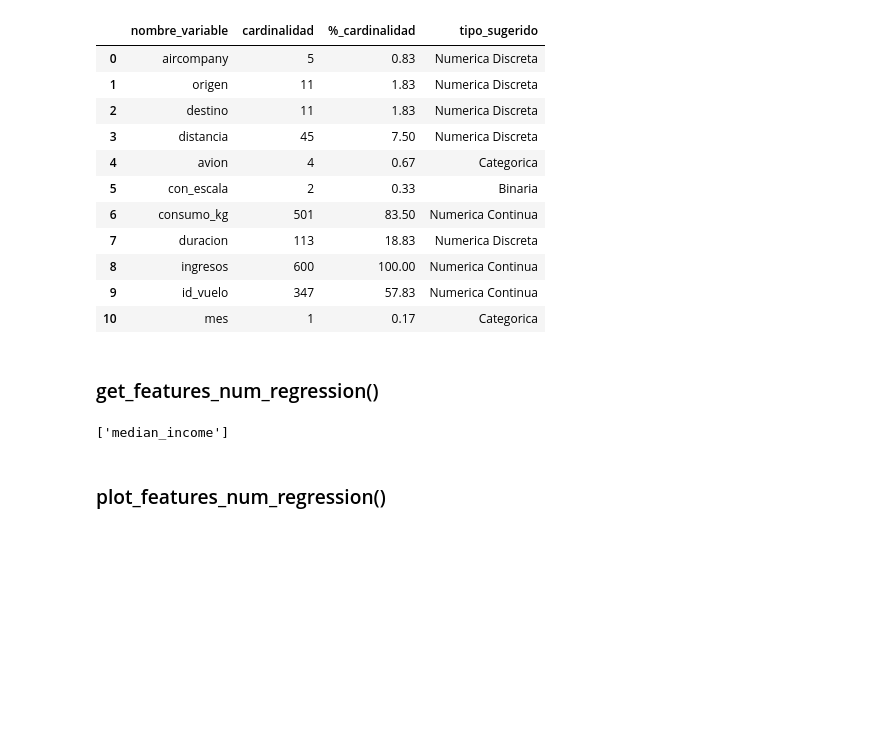
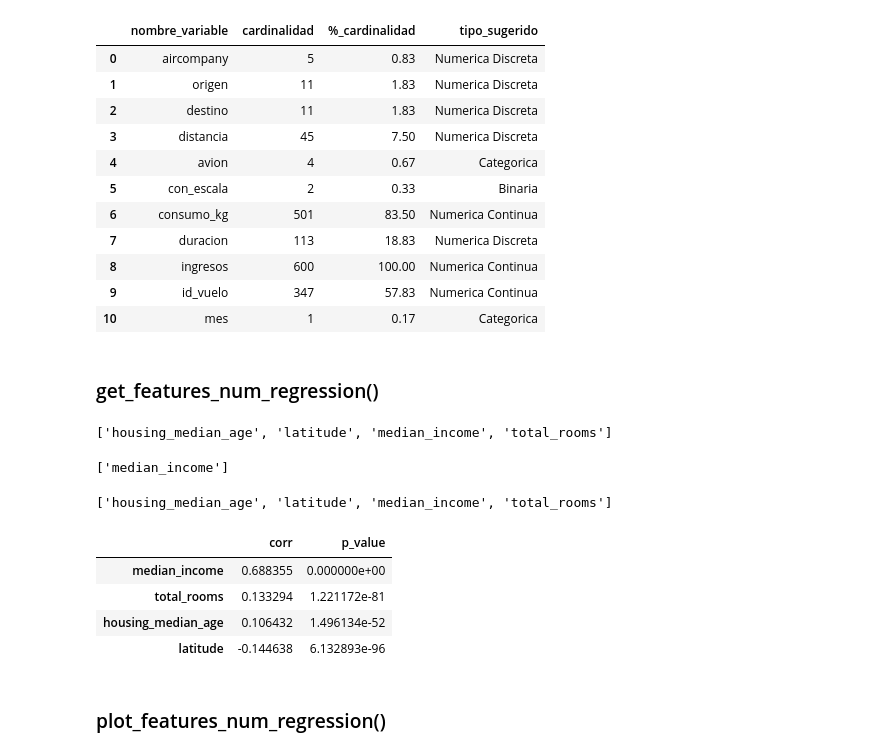
Before and after one commit to mardelmir/Team_Challege_Toolbox_I, a Jupyter notebook: test_toolbox_ML.ipynb, the cells around one changed output. Drawn from its saved outputs; the diff is of its cells as text; code cells hidden in the pictures; blank space fills up the shorter version.

Commit message:
test extra

```diff
--- a/test_toolbox_ML.ipynb
+++ b/test_toolbox_ML.ipynb
@@ -83,4 +83,8 @@ tbe.tipifica_variables_extra(flights_df, 5, 40, show_cardinality = True, show_pe
 | 10 | mes | 1 | 0.17 | Categorica |
 # %% [markdown]
 ### get_features_num_regression()
+# %%
+tb.get_features_num_regression(inmo_df, 'median_house_value', 0.1, pvalue = 0.05)
+# %% [output]
+['housing_median_age', 'latitude', 'median_income', 'total_rooms']
 # %%
@@ -88,5 +92,16 @@ tb.get_features_num_regression(inmo_df, 'median_house_value', 0.3, pvalue=0.95)
 # %% [output]
 ['median_income']
+# %%
+nr = tbe.get_features_num_regression_extra(inmo_df, 'median_house_value', 0.1, pvalue = 0.05, return_values = True)
+print(nr[0])
+nr[1]
+# %% [output]
+['housing_median_age', 'latitude', 'median_income', 'total_rooms']
+|  | corr | p_value |
+| median_income | 0.688355 | 0.000000e+00 |
+| total_rooms | 0.133294 | 1.221172e-81 |
+| housing_median_age | 0.106432 | 1.496134e-52 |
+| latitude | -0.144638 | 6.132893e-96 |
 # %% [markdown]
 ### plot_features_num_regression()
 # %%
```
Also changed, not shown: parts of 1 cell of this notebook.
